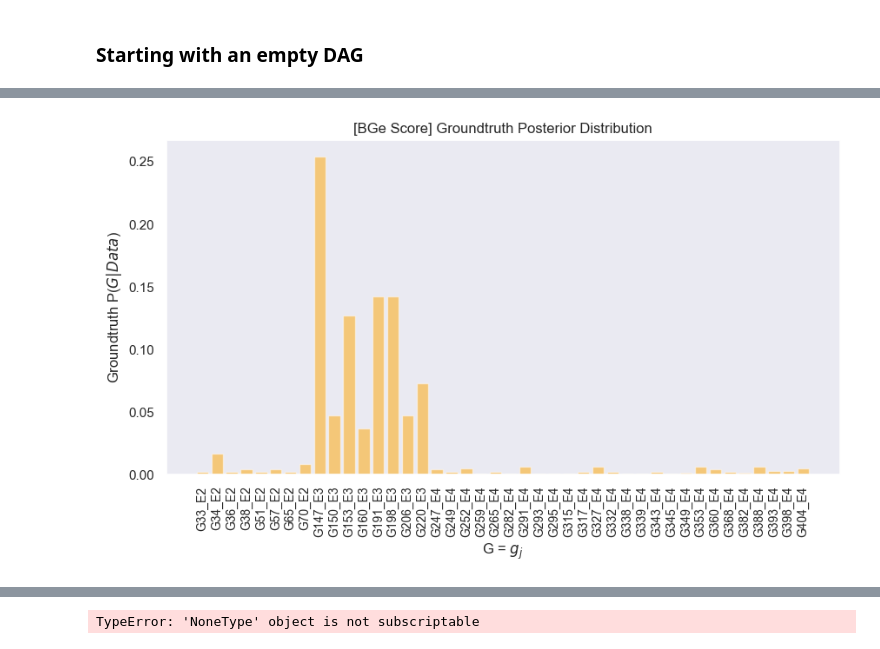
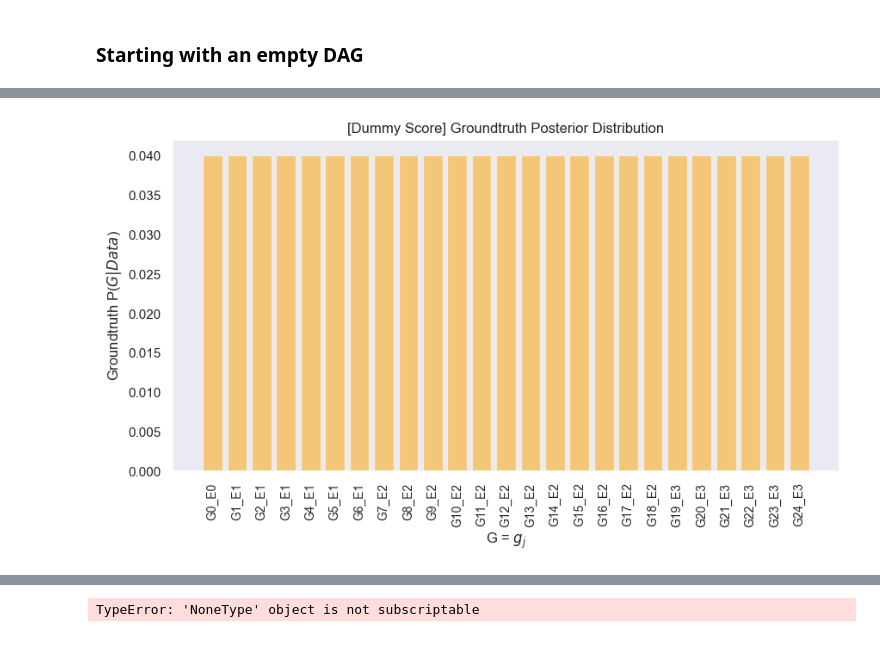
Before and after one commit to catarina-moreira/py_structure_MCMC, a Jupyter notebook: [Structure_MCMC]_3_nodes.ipynb, the cells around one changed output, grey strips where cells are left out. Cells and saved outputs as stored; diff of their text form; code cells hidden in the pictures.

Commit message:
updated plot_approx_posterior_distribution

```diff
--- a/[Structure_MCMC]_3_nodes.ipynb
+++ b/[Structure_MCMC]_3_nodes.ipynb
@@ -93,7 +152,8 @@ data.head()
 # %% [markdown]
 ## Generate True Posterior Distribution
 # %%
-my_score_str = "BGe Score"
+#my_score_str = "BGe Score"
+my_score_str = "Dummy Score"
 all_dags, total_score = generate_all_dags( data, my_score = my_score_str )
 true_posterior_distribution = compute_true_distribution( all_dags )
 # %% [output]
@@ -246,15 +289,15 @@ TypeError: '>=' not supported between instances of 'dict' and 'float'
 # %%
 prob_threshold = 0.001
 filtered_dags = {k: v for k, v in all_dags.items() if v['score_normalised'] >= prob_threshold}
 
 fig, ax = plt.subplots(figsize=(10, 5))
 mapper = plot_true_posterior_distribution( filtered_dags,
-                                        score = 'score_ordering_normalised', #figsize=(15, 7),
+                                        score = 'score_normalised', #figsize=(15, 7),
                                         prob_threshold = prob_threshold,
                                         title = f"[{my_score_str}] Groundtruth Posterior Distribution",
                                         alpha=0.5, my_color = 'orange',  ax=ax )
 # %% [output]
-[figure, old version]
+[figure, new version]
 # %%
 loss = []
 for i in range(1, 100):
```
Also changed, not shown: parts of 19 cells of this notebook, 2 other files.
